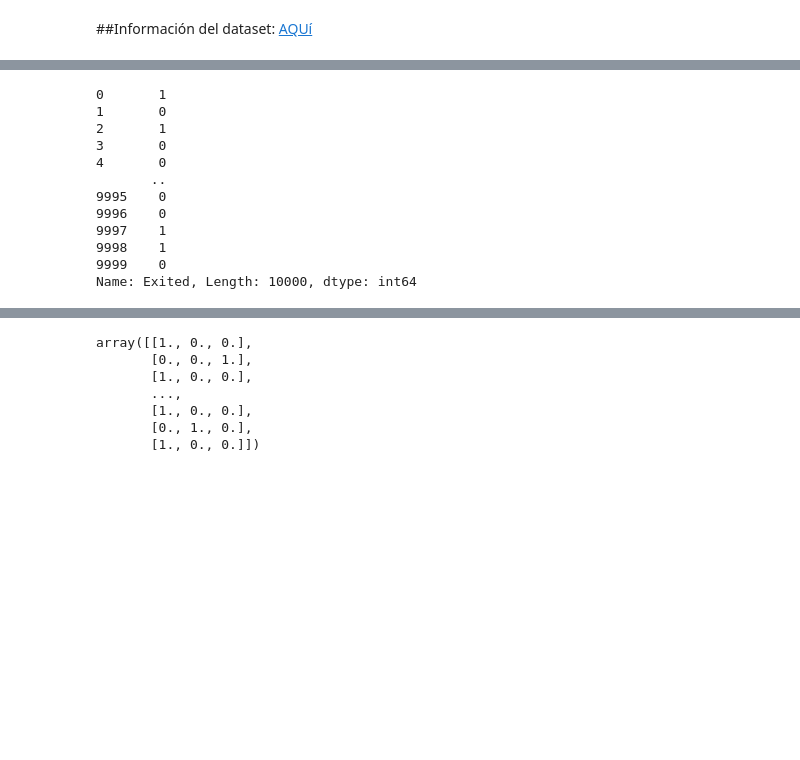
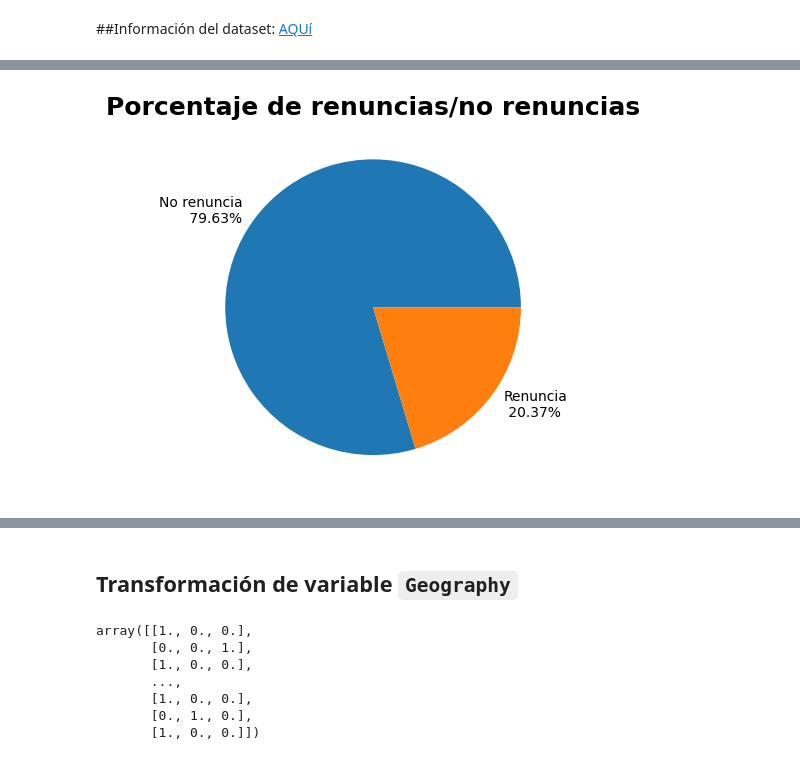
Before and after one commit to JaznaLaProfe/Machine-Learning, a Jupyter notebook: notebook/14-MLY0100_Aplicando_clasificación_con_KNN.ipynb, the cells around one changed output, grey strips where cells are left out. Saved outputs shown, nothing was run; the diff lists cells and outputs as text; code cells hidden in the pictures; blank space fills up the shorter version.

```diff
--- a/notebook/14-MLY0100_Aplicando_clasificación_con_KNN.ipynb
+++ b/notebook/14-MLY0100_Aplicando_clasificación_con_KNN.ipynb
@@ -36,3 +76,3 @@ Saving to: ‘3.4.3 Churn_Modelling.csv’
 # %%
-# Cargamos los datos
-df1 = pd.read_csv("3.4.3 Churn_Modelling.csv", sep=",")
+# Carga los datos
+data = pd.read_csv("3.4.3 Churn_Modelling.csv", sep=",")
@@ -72,19 +113,20 @@ Exited               int64
 dtype: object
 # %%
-# Extraemos la variable que vamos a estimar.
-Y = df1['Exited']
-Y
+# Extrae la variable que se va a estimar.
+y = data['Exited']
-# %% [output]
-0       1
-1       0
-2       1
-3       0
-4       0
-       ..
-9995    0
-9996    0
-9997    1
-9998    1
-9999    0
-Name: Exited, Length: 10000, dtype: int64
+# %%
+# Gráfico de torta del porcentaje de renuncia de clientes
+clases = np.array([data[data.Exited == 0.0].shape[0],
+                   data[data.Exited == 1.0].shape[0]])
+
+# Creando las leyendas del gráfico.
+labels = [ str(round(x * 1.0 / clases.sum() * 100.0, 2)) + '%'  for x in clases ]
+labels[0] = 'No renuncia\n ' + labels[0]
+labels[1] = 'Renuncia\n ' + labels[1]
+
+plt.pie(clases, labels=labels)
+plt.title('Porcentaje de renuncias/no renuncias', fontsize=18, fontweight="bold")
+plt.show()
+# %% [output]
+[figure, added]
 # %%
@@ -110 +150,3 @@ from sklearn.preprocessing import OneHotEncoder
+# %% [markdown]
+## Transformación de variable `Geography`
 # %%
```
Also changed, not shown: parts of 52 cells of this notebook, 1 other file.
